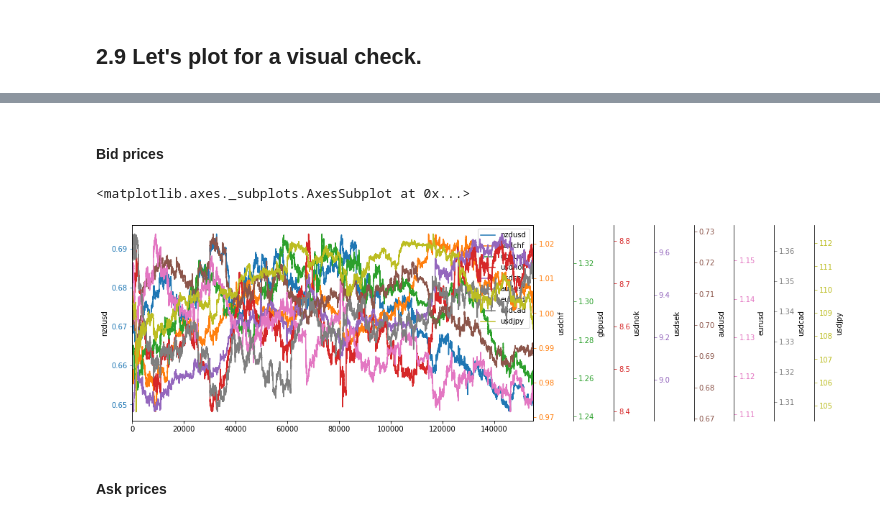
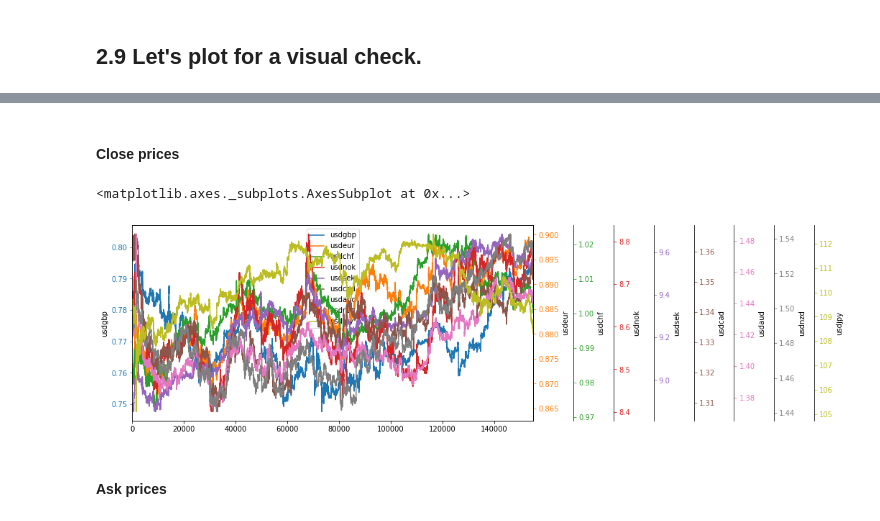
Before and after one commit to my2582/drl_fxtrading, a Jupyter notebook: modeling/drl_fx.ipynb, the cells around one changed output, grey strips where cells are left out. Cells and saved outputs as stored; diff of their text form; code cells hidden in the pictures.

```diff
--- a/modeling/drl_fx.ipynb
+++ b/modeling/drl_fx.ipynb
@@ -293,0 +266,4 @@ See the caveats in the documentation: http://pandas.pydata.org/pandas-docs/stabl
+# %%
+for ccy in ccy_reciprocal_list:
+    X.loc[X.ccy==ccy, 'close'] = np.reciprocal(X[X.ccy==ccy].loc[:,'close'])
+    X.loc[X.ccy==ccy, 'ccy'] = 'usd' + ccy[:3]
@@ -293,0 +279,5 @@ See the caveats in the documentation: http://pandas.pydata.org/pandas-docs/stabl
+# %%
+ccy_list = ['usdgbp', 'usdeur', 'usdchf', 'usdnok', 'usdsek', 'usdcad', 'usdaud', 'usdnzd', 'usdjpy']
+# %%
+close_ret = np.log(X.loc[:,'close']) - np.log(X.loc[:,'close'].shift(-1))
+X.loc[X.loc[:,'ccy'] == X.loc[:,'ccy'].shift(), 'close_ret'] = close_ret
@@ -369,11 +362,8 @@ def plot_multi(data, cols=None, spacing=.1, **kwargs):
     ax.legend(lines, labels, loc=0)
     return ax
 # %%
-bid_dict = dict()
-ask_dict = dict()
+close_dict = dict()
 for ccy in ccy_list:
-    bid_dict[ccy] = X[X.ccy==ccy].bid_price.reset_index(drop=True)
-    ask_dict[ccy] = X[X.ccy==ccy].ask_price.reset_index(drop=True)
-X_bid = pd.DataFrame(bid_dict)
-X_ask = pd.DataFrame(ask_dict)
+    close_dict[ccy] = X[X.ccy==ccy].close.reset_index(drop=True)
+X_close = pd.DataFrame(close_dict)
 # %%
@@ -397,9 +378,9 @@ X_ask.head()
 # %% [markdown]
-#### Bid prices
+#### Close prices
 # %%
-plot_multi(X_bid, figsize=(10, 5))
+plot_multi(X_close, figsize=(10, 5))
 # %% [output]
 <matplotlib.axes._subplots.AxesSubplot at 0x...>
-[figure, old version]
+[figure, new version]
 # %% [markdown]
 #### Ask prices
```
Also changed, not shown: parts of 69 cells of this notebook, 10 other files.
